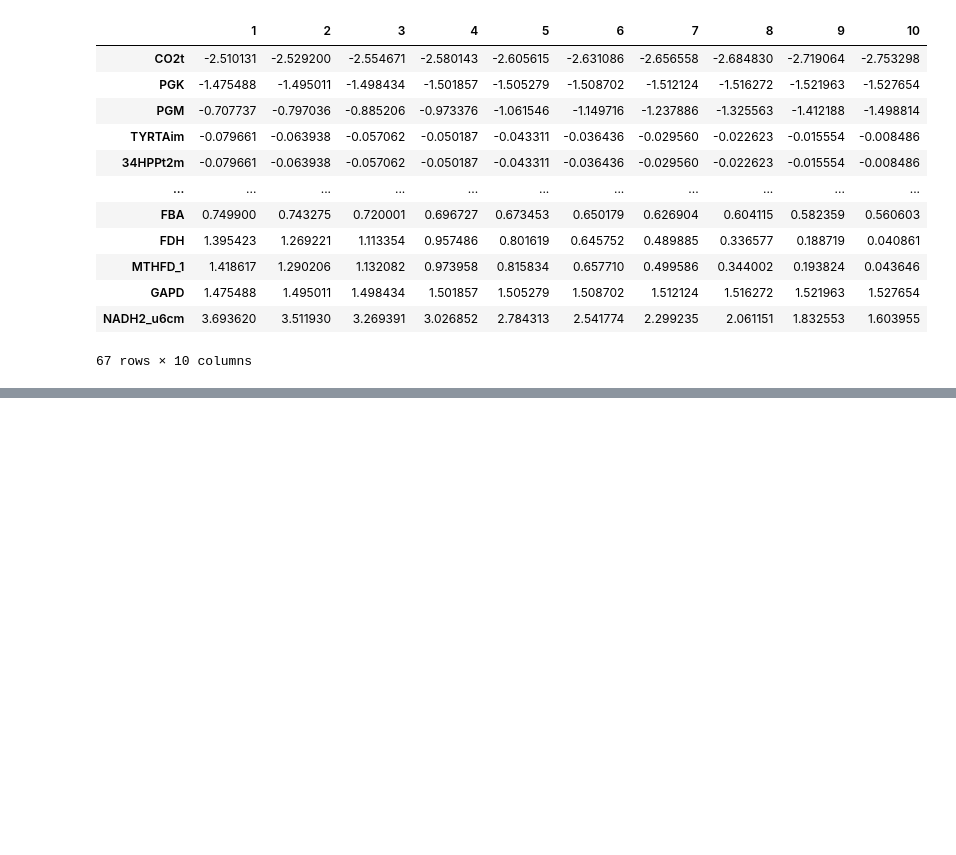
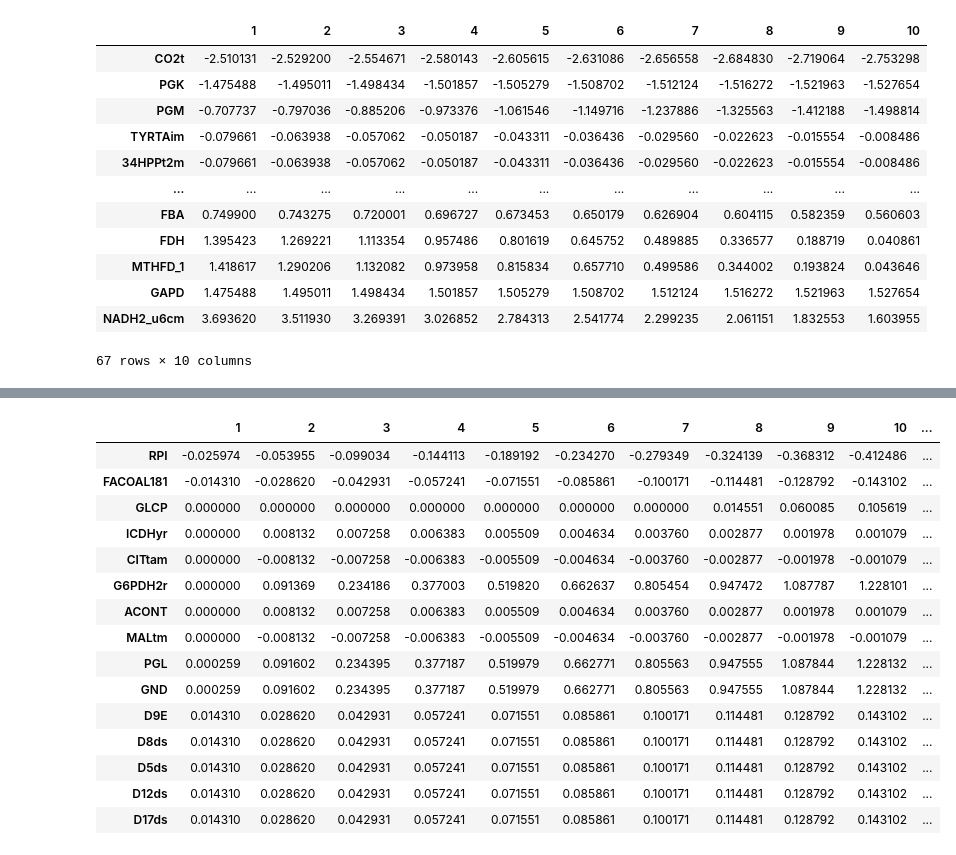
Before and after one commit to 27410/group-assingment-team-10, a Jupyter notebook: Y_lipolytica_scaffold_model/Gene prediction targets.ipynb, the cells around one changed output, grey strips where cells are left out. Saved outputs shown, nothing was run; the diff lists cells and outputs as text; code cells hidden in the pictures; blank space fills up the shorter version.

```diff
--- a/Y_lipolytica_scaffold_model/Gene prediction targets.ipynb
+++ b/Y_lipolytica_scaffold_model/Gene prediction targets.ipynb
@@ -85,0 +95,23 @@ df
+# %%
+df['relative_change_in_flux'] = (df[10]-df[1])/df[10] +1
+# %%
+target_reactions_df = df[df['relative_change_in_flux'] > 1.8]
+# %%
+target_reactions_df
+# %% [output]
+|  | 1 | 2 | 3 | 4 | 5 | 6 | 7 | 8 | 9 | 10 | ... |
+| RPI | -0.025974 | -0.053955 | -0.099034 | -0.144113 | -0.189192 | -0.234270 | -0.279349 | -0.324139 | -0.368312 | -0.412486 | ... |
+| FACOAL181 | -0.014310 | -0.028620 | -0.042931 | -0.057241 | -0.071551 | -0.085861 | -0.100171 | -0.114481 | -0.128792 | -0.143102 | ... |
+| GLCP | 0.000000 | 0.000000 | 0.000000 | 0.000000 | 0.000000 | 0.000000 | 0.000000 | 0.014551 | 0.060085 | 0.105619 | ... |
+| ICDHyr | 0.000000 | 0.008132 | 0.007258 | 0.006383 | 0.005509 | 0.004634 | 0.003760 | 0.002877 | 0.001978 | 0.001079 | ... |
+| CITtam | 0.000000 | -0.008132 | -0.007258 | -0.006383 | -0.005509 | -0.004634 | -0.003760 | -0.002877 | -0.001978 | -0.001079 | ... |
+| G6PDH2r | 0.000000 | 0.091369 | 0.234186 | 0.377003 | 0.519820 | 0.662637 | 0.805454 | 0.947472 | 1.087787 | 1.228101 | ... |
+| ACONT | 0.000000 | 0.008132 | 0.007258 | 0.006383 | 0.005509 | 0.004634 | 0.003760 | 0.002877 | 0.001978 | 0.001079 | ... |
+| MALtm | 0.000000 | -0.008132 | -0.007258 | -0.006383 | -0.005509 | -0.004634 | -0.003760 | -0.002877 | -0.001978 | -0.001079 | ... |
+| PGL | 0.000259 | 0.091602 | 0.234395 | 0.377187 | 0.519979 | 0.662771 | 0.805563 | 0.947555 | 1.087844 | 1.228132 | ... |
+| GND | 0.000259 | 0.091602 | 0.234395 | 0.377187 | 0.519979 | 0.662771 | 0.805563 | 0.947555 | 1.087844 | 1.228132 | ... |
+| D9E | 0.014310 | 0.028620 | 0.042931 | 0.057241 | 0.071551 | 0.085861 | 0.100171 | 0.114481 | 0.128792 | 0.143102 | ... |
+| D8ds | 0.014310 | 0.028620 | 0.042931 | 0.057241 | 0.071551 | 0.085861 | 0.100171 | 0.114481 | 0.128792 | 0.143102 | ... |
+| D5ds | 0.014310 | 0.028620 | 0.042931 | 0.057241 | 0.071551 | 0.085861 | 0.100171 | 0.114481 | 0.128792 | 0.143102 | ... |
+| D12ds | 0.014310 | 0.028620 | 0.042931 | 0.057241 | 0.071551 | 0.085861 | 0.100171 | 0.114481 | 0.128792 | 0.143102 | ... |
+| D17ds | 0.014310 | 0.028620 | 0.042931 | 0.057241 | 0.071551 | 0.085861 | 0.100171 | 0.114481 | 0.128792 | 0.143102 | ... |
```
Also changed, not shown: parts of 6 cells of this notebook, 2 other files.
